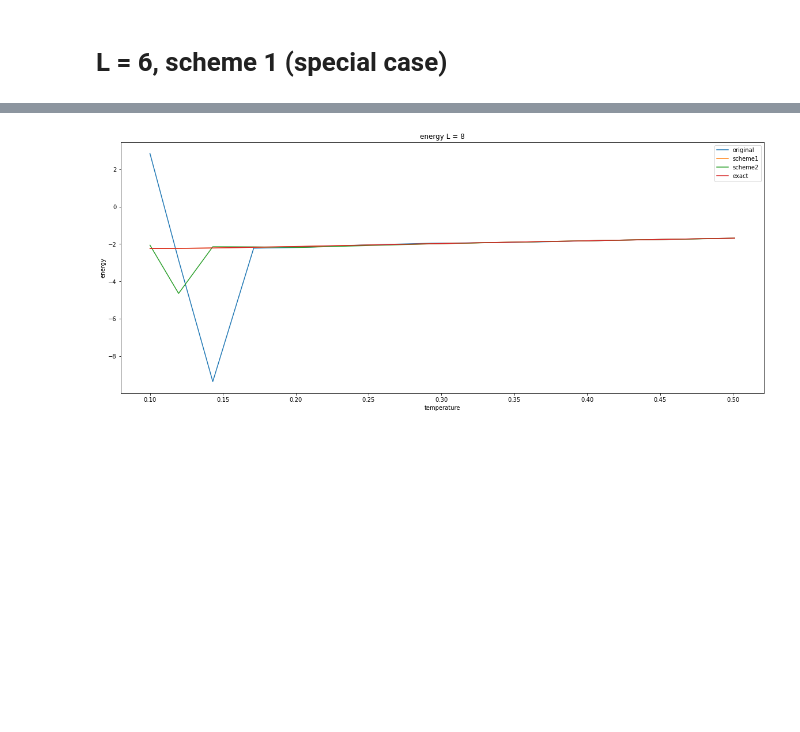
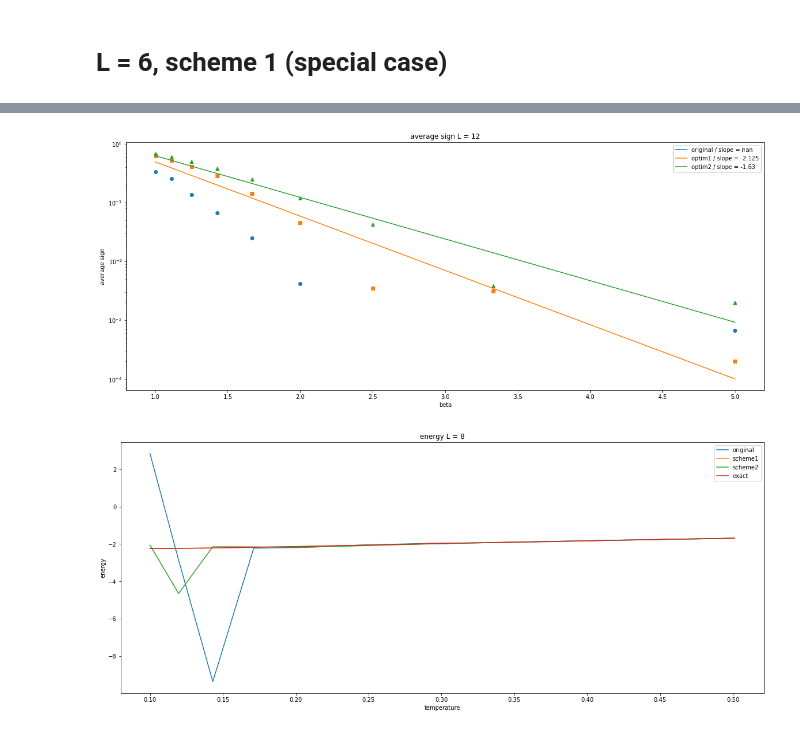
Before and after one commit to MKrbm/worms, a Jupyter notebook: python/nsp/visualize_MG_optim.ipynb, the cells around one changed output, grey strips where cells are left out. Cells and saved outputs as stored; diff of their text form; code cells hidden in the pictures; blank space fills up the shorter version.

```diff
--- a/python/nsp/visualize_MG_optim.ipynb
+++ b/python/nsp/visualize_MG_optim.ipynb
@@ -169,0 +191,2 @@ fig.show()
+# %%
+T = np.arange(0.2, 1.1, 0.1)
@@ -169,0 +251,18 @@ fig.show()
+# %%
+import subprocess
+energy_array = []
+sign_array = []
+time_array = []
+for t in T:
+    out = subprocess.Popen(["./test_/3site_construct", "-L1", "3", "-T", f"{t}"],
+               stdout=subprocess.PIPE,
+               stderr=subprocess.STDOUT)
+    stdout,stderr = out.communicate()
+
+    energy, sign, dimer, time, _ = process_line(stdout)
+    print(f"T = {t}",sign)
+    energy_array.append(energy)
+    sign_array.append(sign)
+    time_array.append(time)
+
+sign_array3 = np.array(sign_array)
@@ -170,3 +279,32 @@ fig.show()
+# %%
+import matplotlib.pyplot as plt
+
+fig, ax = plt.subplots(figsize=(20,8))
+beta = 1/T
+ax.scatter(beta, sign_array1[:,0])
+ax.scatter(beta, sign_array2[:,0], marker = ",")
+ax.scatter(beta, sign_array3[:,0], marker = "^")
+
+fit1 = np.polyfit(beta, np.log(sign_array1[:,0]), 1)
+ax.plot(beta, np.exp(fit1[1] + fit1[0]*beta), label = f"original / slope = {fit1[0]:.4}")
+
+fit2 = np.polyfit(beta, np.log(sign_array2[:,0]), 1)
+ax.plot(beta, np.exp(fit2[1] + fit2[0]*beta), label = f"optim1 / slope = {fit2[0]:.4}")
+
+fit2 = np.polyfit(beta, np.log(sign_array3[:,0]), 1)
+ax.plot(beta, np.exp(fit2[1] + fit2[0]*beta), label = f"optim2 / slope = {fit2[0]:.4}")
+
+
+
+ax.set_title(f'average sign L = 12')
+ax.set_xlabel('beta')
+ax.set_ylabel('average sign')
+ax.set_yscale('log')
+
+ax.legend()
+fig.show()
+# %% [output]
+[figure, added]
 # %%
 import matplotlib.pyplot as plt
 
```
Also changed, not shown: parts of 13 cells of this notebook, 1 other file.
